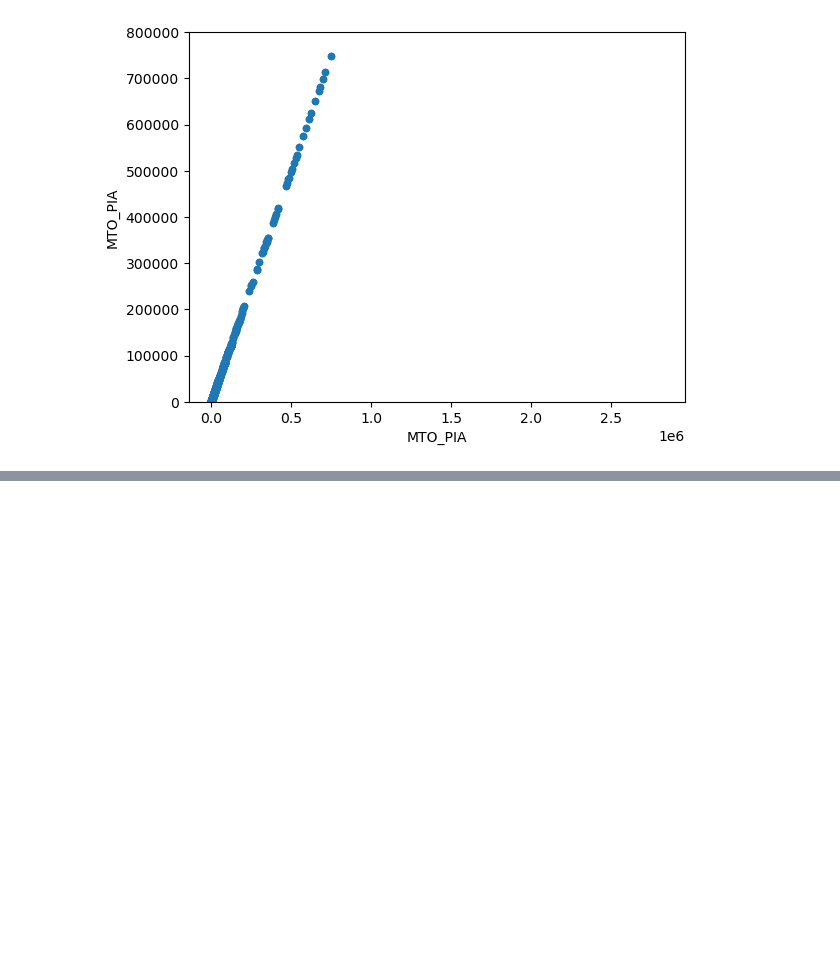
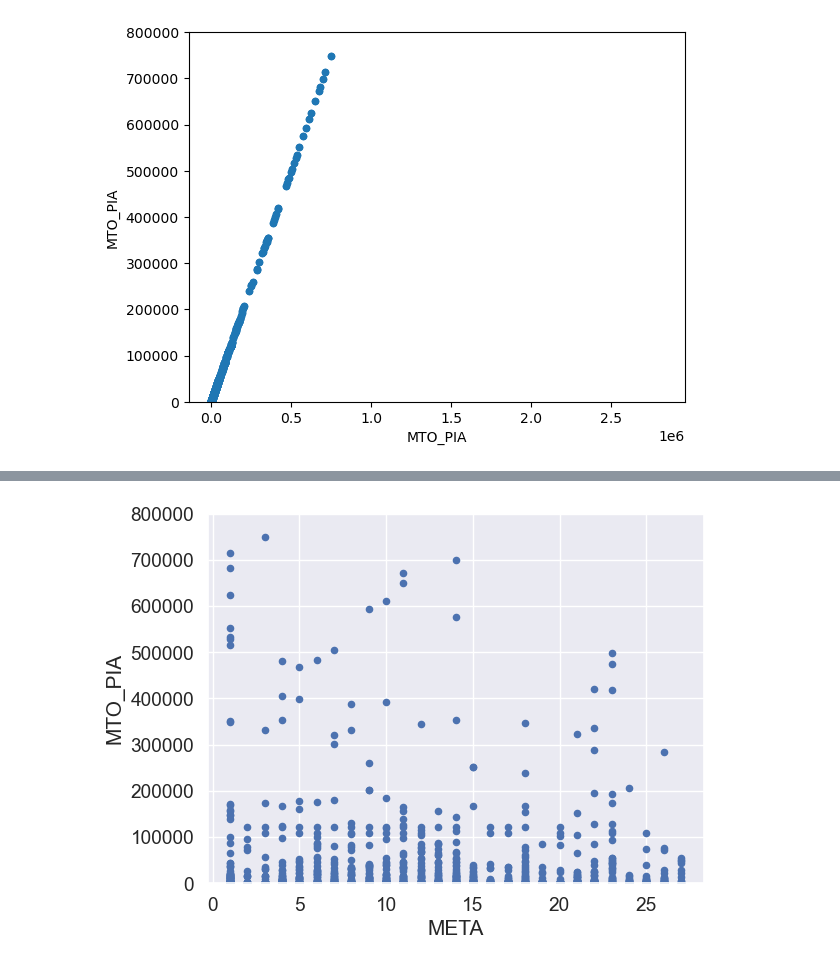
Before and after one commit to JLeandroJM/Project1_MachineL, a Jupyter notebook: leandro.ipynb, the cells around one changed output, grey strips where cells are left out. Saved outputs shown, nothing was run; the diff lists cells and outputs as text; code cells hidden in the pictures; blank space fills up the shorter version.

```diff
--- a/leandro.ipynb
+++ b/leandro.ipynb
@@ -135,0 +146,6 @@ plt.show()
+# %%
+var = 'META'
+data = pd.concat([trainf['MTO_PIA'], trainf[var]], axis=1)
+data.plot.scatter(x=var, y='MTO_PIA', ylim=(0,800000));
+# %% [output]
+[figure, added]
```
Also changed, not shown: parts of 4 cells of this notebook, 4 other files.
